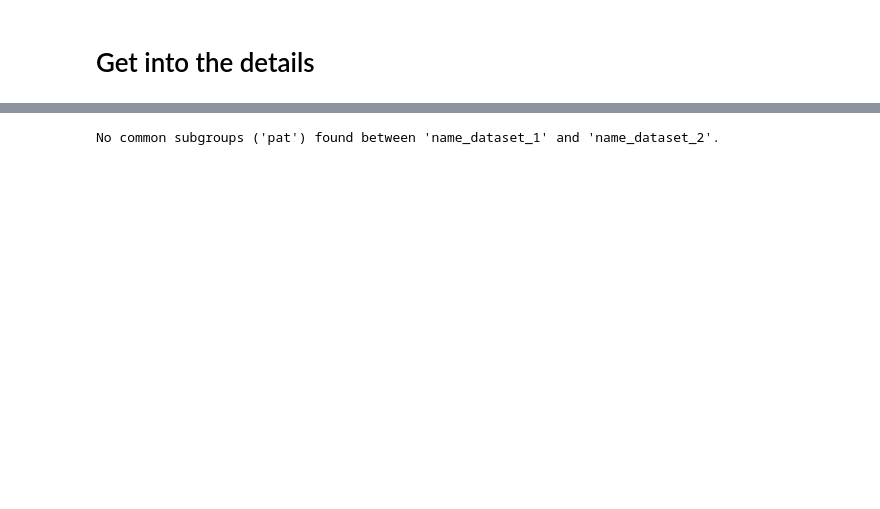
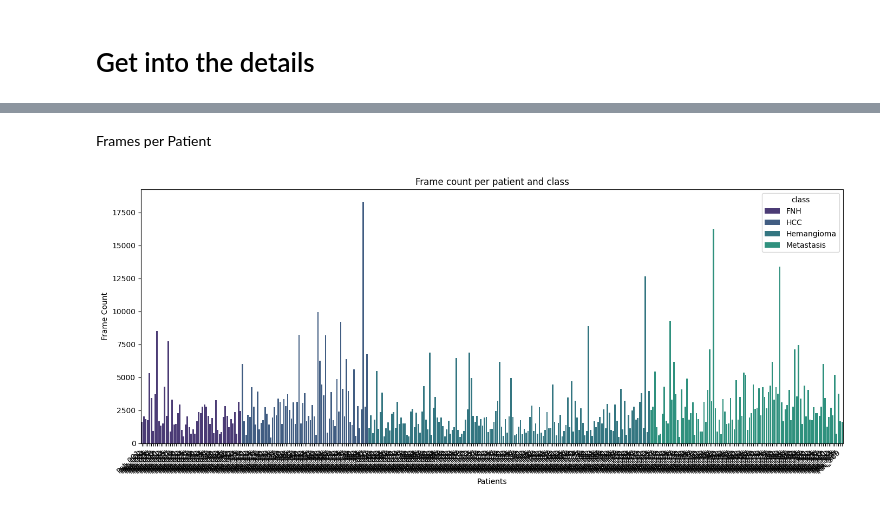
Before and after one commit to janikhohmann/Image-Dataset-Statistics, a Jupyter notebook: statistics.ipynb, the cells around one changed output, grey strips where cells are left out. Cells and saved outputs as stored; diff of their text form; code cells hidden in the pictures; blank space fills up the shorter version.

```diff
--- a/statistics.ipynb
+++ b/statistics.ipynb
@@ -648,13 +662,21 @@ Mann-Whitney U Test between 'name_dataset_1' and 'name_dataset_2':
-# %%
-compare_metric_between_two_datasets_by_subgroup(
-    df= combined_df,
-    metric_column="mean_brightness",
-    dataset_identifier_col= "dataset", # e.g., 'dataset' in your example
-    datasets_to_compare= ["name_dataset_1", "name_dataset_2"],   # A list of two dataset names, e.g., ['name_dataset_1', 'name_dataset_2']
-    subgroup_col= "class",           # The column for sub-grouping, e.g., 'class'
-    y_label= None,
-    y_lim_plot=  None,
-    base_title_metric_name= None # Will be used to construct titles
-)
-# %% [output]
-No common subgroups ('pat') found between 'name_dataset_1' and 'name_dataset_2'.
+# %% [markdown]
+Frames per Patient
+# %%
+palette = sns.color_palette("viridis")
+df_grouped = df.groupby(["class", "pat"]).size().reset_index(name="frame_count")
+plt.figure(figsize=(14, 6))
+sns.barplot(
+    data=df_grouped,
+    x="pat",
+    y="frame_count",
+    hue="class",
+    palette=palette
+)
+plt.xticks(rotation=45, ha="right")
+plt.xlabel("Patients")
+plt.ylabel("Frame Count")
+plt.title("Frame count per patient and class")
+plt.tight_layout()
+plt.show()
+# %% [output]
+[figure, added]
```
Also changed, not shown: parts of 4 cells of this notebook.
